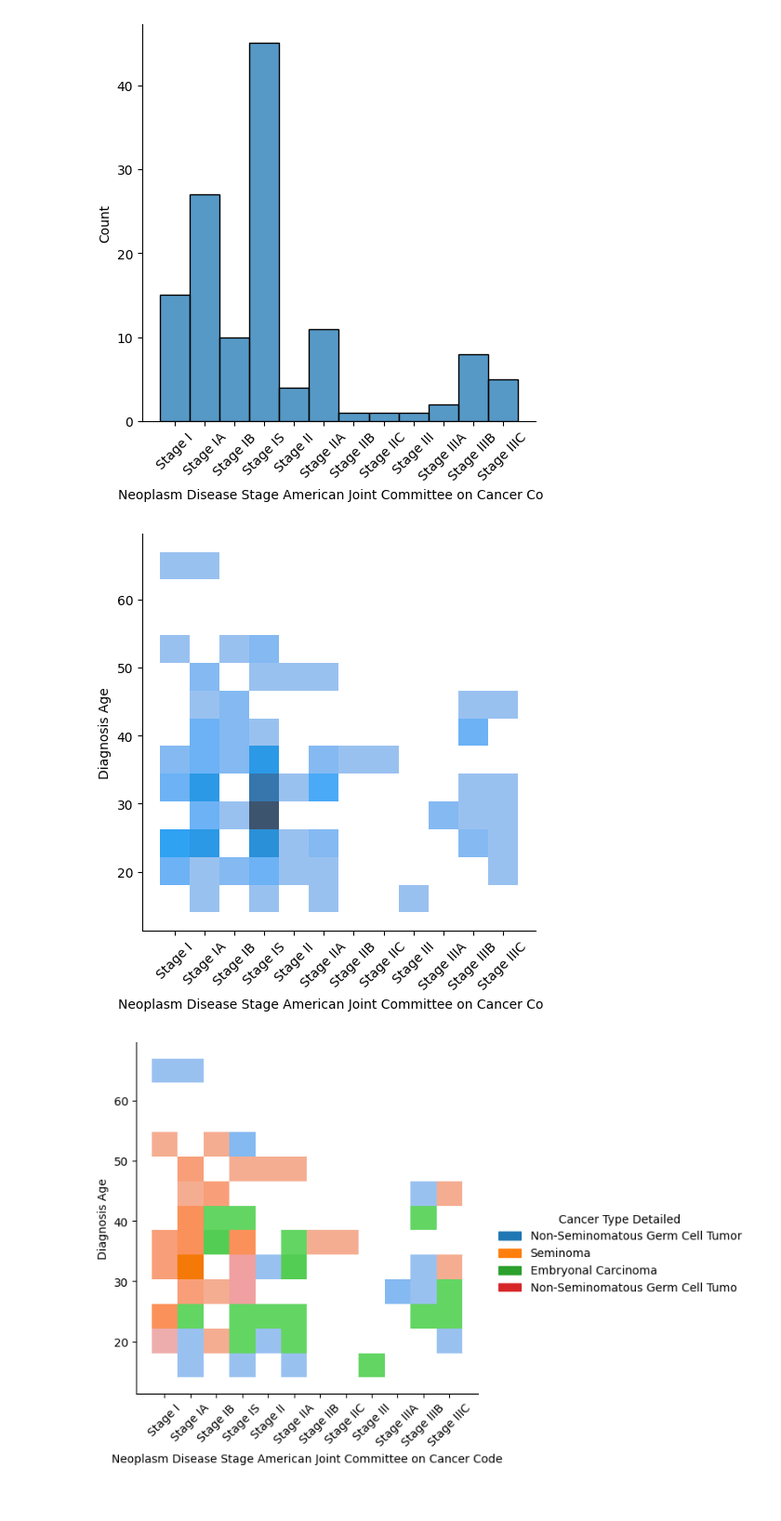
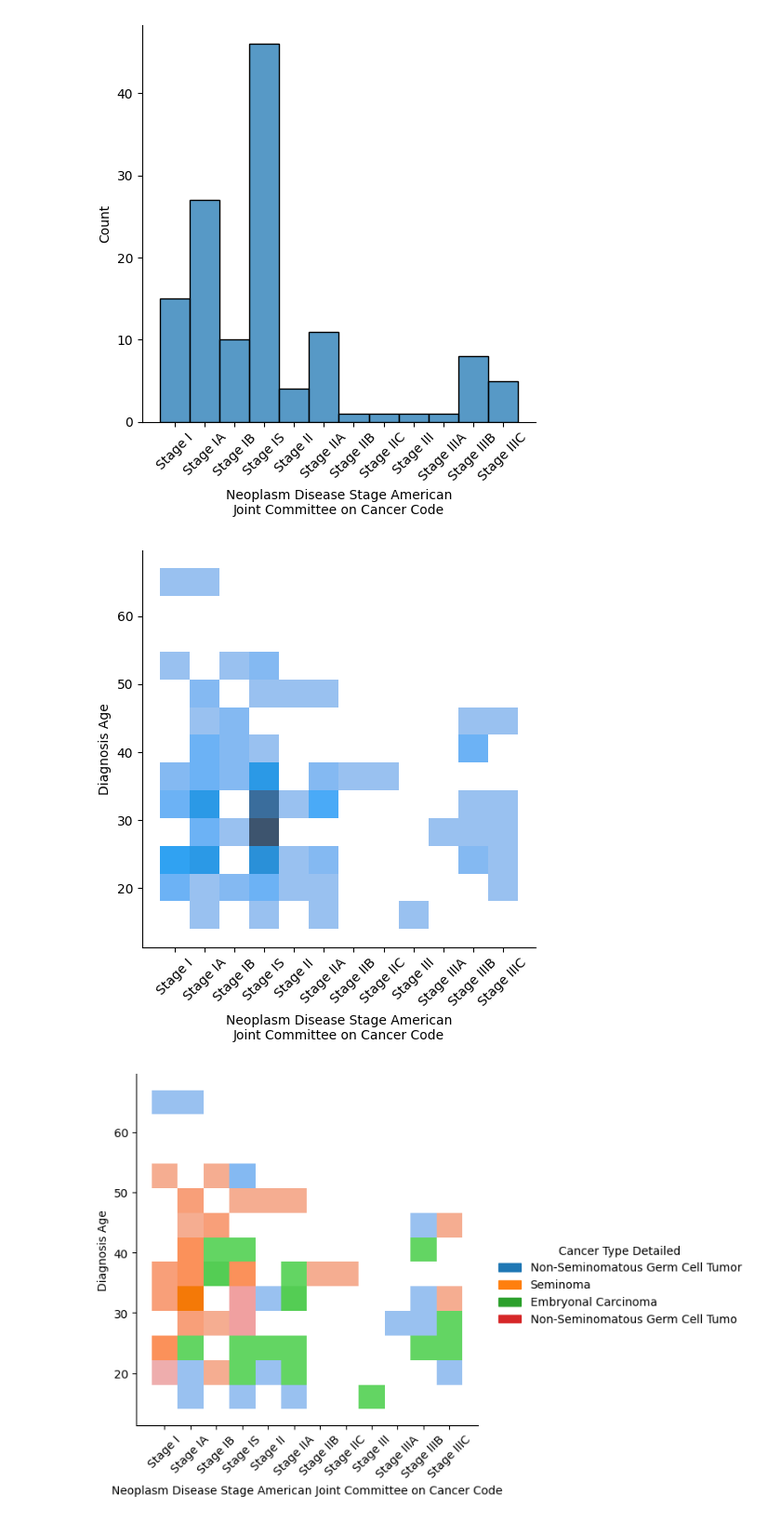
Before and after one commit to RRuiBer/Matplotlib-y-Seaborn, a Jupyter notebook: testicular_cancer.ipynb, the cells around one changed output. Shown at 93% size. Cells and saved outputs as stored; diff of their text form; code cells hidden in the pictures.

```diff
--- a/testicular_cancer.ipynb
+++ b/testicular_cancer.ipynb
@@ -2,34 +2,3 @@
 import seaborn as sns
 import matplotlib.pyplot as plt
 import pandas as pd
-# %%
-testicular_cancer = pd.read_csv('/mnt/d/Users/Ricardo/Cursos/6_matplotlib_seaborn/proyecto/Testicular Cancer.csv')
-stageI = testicular_cancer.iloc[11].copy()
-stageIS  = testicular_cancer.iloc[0].copy()
-testicular_cancer.iloc[0] = stageI
-testicular_cancer.iloc[11] = stageIS
-stageIA = testicular_cancer.iloc[3].copy()
-stageIS  = testicular_cancer.iloc[1].copy()
-testicular_cancer.iloc[1] = stageIA
-testicular_cancer.iloc[3] = stageIS
-stageIB = testicular_cancer.iloc[10].copy()
-stageIS  = testicular_cancer.iloc[2].copy()
-testicular_cancer.iloc[2] = stageIB
-testicular_cancer.iloc[10] = stageIS
-stageII = testicular_cancer.iloc[50].copy()
-stageIS  = testicular_cancer.iloc[4].copy()
-testicular_cancer.iloc[4] = stageII
-testicular_cancer.iloc[50] = stageIS
-stageIIC = testicular_cancer.iloc[148].copy()
-stageIS  = testicular_cancer.iloc[10].copy()
-testicular_cancer.iloc[10] = stageIIC
-testicular_cancer.iloc[148] = stageIS
-stageIII = testicular_cancer.iloc[60].copy()
-stageIS  = testicular_cancer.iloc[11].copy()
-testicular_cancer.iloc[11] = stageIII
-testicular_cancer.iloc[60] = stageIS
-stageIIIA = testicular_cancer.iloc[46].copy()
-stageIS  = testicular_cancer.iloc[12].copy()
-testicular_cancer.iloc[12] = stageIIIA
-testicular_cancer.iloc[60] = stageIS
-testicular_cancer.head(5)
@@ -44,15 +98,17 @@ testicular_cancer.head(5)
 # %%
 sns.displot(data=testicular_cancer, x='Neoplasm Disease Stage American Joint Committee on Cancer Code') # gráfico de distribución
 plt.xticks(rotation=45)
+plt.xlabel('Neoplasm Disease Stage American\nJoint Committee on Cancer Code')
 plt.show()
 # %% [output]
-[figure, old version]
+[figure, new version]
 # %%
 sns.displot(data=testicular_cancer, x='Neoplasm Disease Stage American Joint Committee on Cancer Code',y='Diagnosis Age') # relación x,y
 plt.xticks(rotation=45)
-plt.show()  # Rotar las etiquetas
+plt.xlabel('Neoplasm Disease Stage American\nJoint Committee on Cancer Code')
+plt.show()
 # %% [output]
-[figure, old version]
+[figure, new version]
 # %%
 sns.displot(data=testicular_cancer, x='Neoplasm Disease Stage American Joint Committee on Cancer Code',y='Diagnosis Age',hue='Cancer Type Detailed') # relación x,y
 plt.xticks(rotation=45)
```
Also changed, not shown: parts of 11 cells of this notebook, 2 other files.
